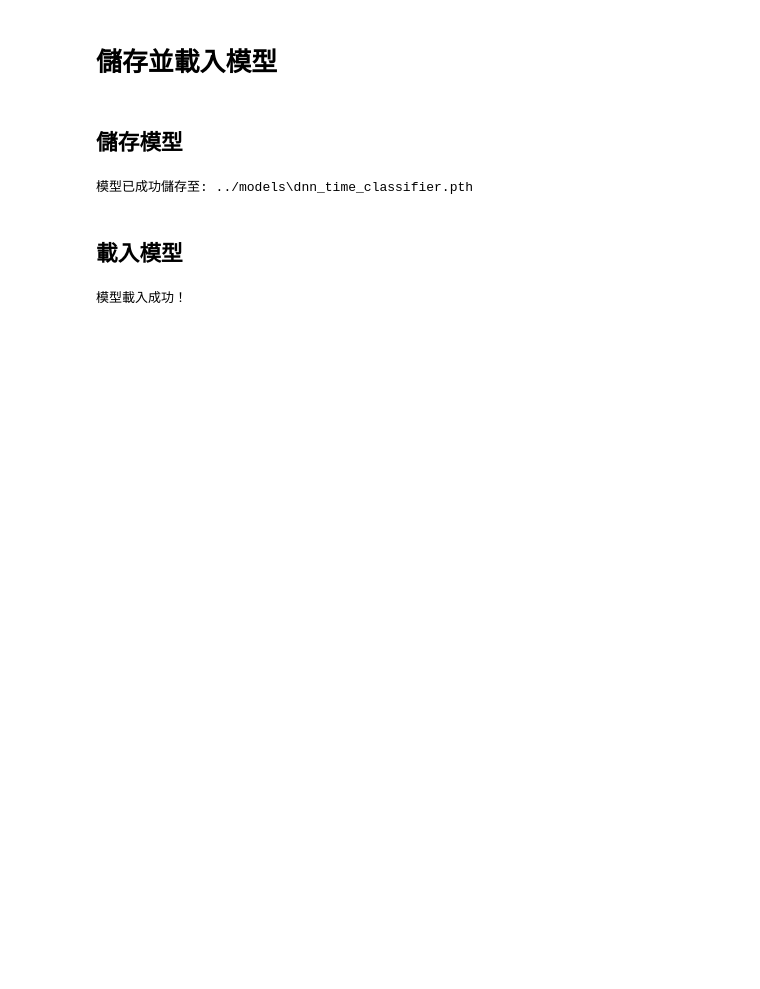
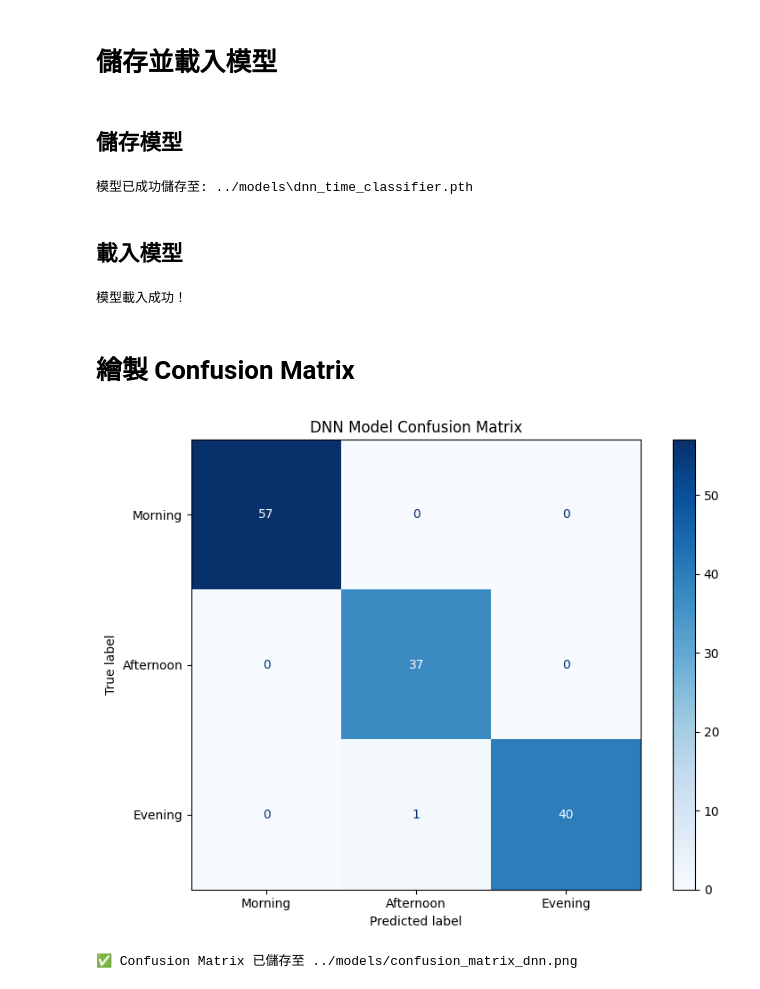
Before and after one commit to eggeggwe/AI_term_project, a Jupyter notebook: notebooks/model2.ipynb, the cells around one changed output. Saved outputs shown, nothing was run; the diff lists cells and outputs as text; code cells hidden in the pictures; blank space fills up the shorter version.

```diff
--- a/notebooks/model2.ipynb
+++ b/notebooks/model2.ipynb
@@ -375,3 +375,37 @@ loaded_model.eval()
 print("模型載入成功！")
 # %% [output]
 模型載入成功！
+# %% [markdown]
+# 繪製 Confusion Matrix
+# %%
+# ✅ 新增：繪製 DNN Confusion Matrix
+from sklearn.metrics import confusion_matrix, ConfusionMatrixDisplay
+import matplotlib.pyplot as plt
+
+# 使用載入的模型或原始模型進行預測
+model_to_eval = loaded_model if 'loaded_model' in dir() else model
+model_to_eval.eval()
+
+with torch.no_grad():
+    y_pred_logits = model_to_eval(X_test)
+    y_pred = torch.argmax(y_pred_logits, dim=1).numpy()
+
+y_true = y_test.numpy()
+
+# 計算 Confusion Matrix
+cm = confusion_matrix(y_true, y_pred)
+
+# 繪製並儲存
+fig, ax = plt.subplots(1, 1, figsize=(8, 6))
+disp = ConfusionMatrixDisplay(confusion_matrix=cm, display_labels=['Morning', 'Afternoon', 'Evening'])
+disp.plot(ax=ax, cmap='Blues', values_format='d')
+ax.set_title('DNN Model Confusion Matrix')
+
+plt.tight_layout()
+plt.savefig('../models/confusion_matrix_dnn.png', dpi=150)
+plt.show()
+
+print("✅ Confusion Matrix 已儲存至 ../models/confusion_matrix_dnn.png")
+# %% [output]
+[figure, added]
+✅ Confusion Matrix 已儲存至 ../models/confusion_matrix_dnn.png
```
Also changed, not shown: parts of 2 cells of this notebook, 22 other files.
